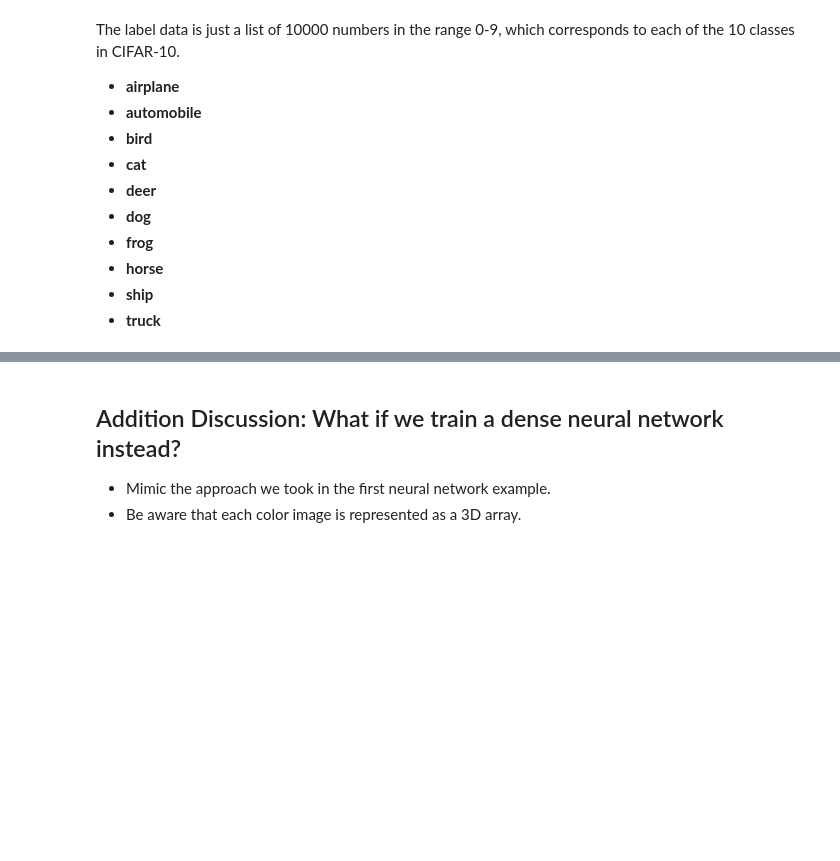
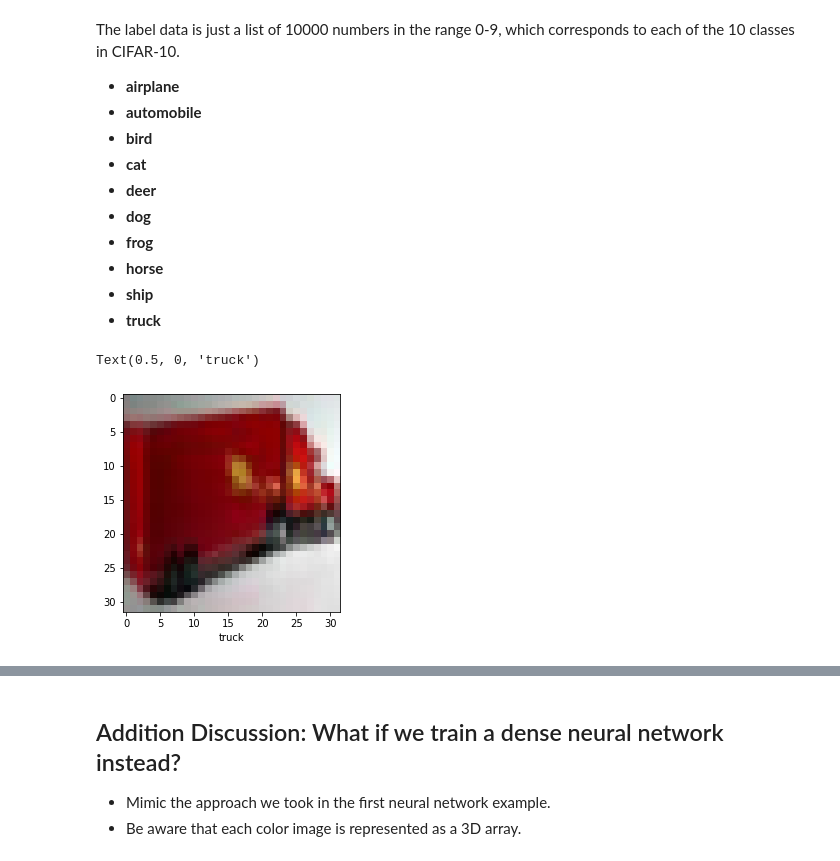
Before and after one commit to ch00226855/CMP414765Spring2022, a Jupyter notebook: Week11_ImageClassification.ipynb, the cells around one changed output, grey strips where cells are left out. Cells and saved outputs as stored; diff of their text form; code cells hidden in the pictures; blank space fills up the shorter version.

```diff
--- a/Week11_ImageClassification.ipynb
+++ b/Week11_ImageClassification.ipynb
@@ -228,12 +245,16 @@ The label data is just a list of 10000 numbers in the range 0-9, which correspon
 * **truck**
 # %%
 # Show a sample image
-sample_id = 135
+sample_id = 4321
 plt.imshow(features[sample_id])
 label_names = ['airplane', 'automobile', 'bird',
             'cat', 'deer', 'dog', 'frog',
             'horse', 'ship', 'truck']
 plt.xlabel(label_names[labels[sample_id]])
+# labels[sample_id]
+# %% [output]
+Text(0.5, 0, 'truck')
+[figure, added]
 # %%
 # Load all images from batch 1-5
 train_features = np.empty([0, 32, 32, 3], dtype=np.uint8)
```
Also changed, not shown: parts of 17 cells of this notebook.
